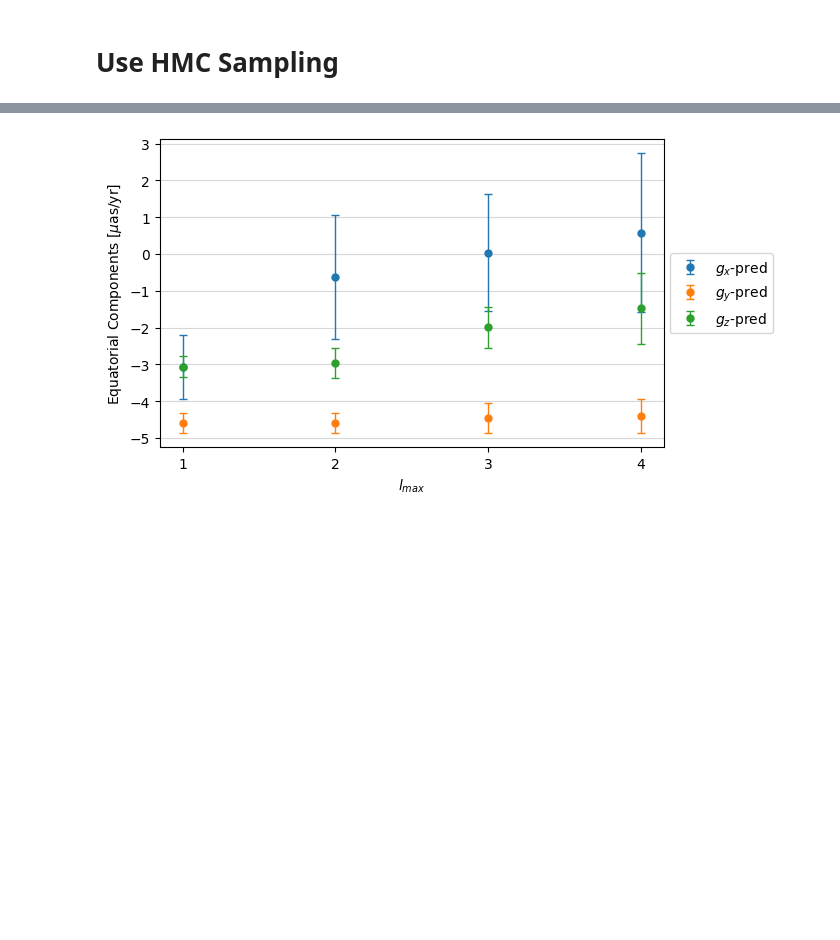
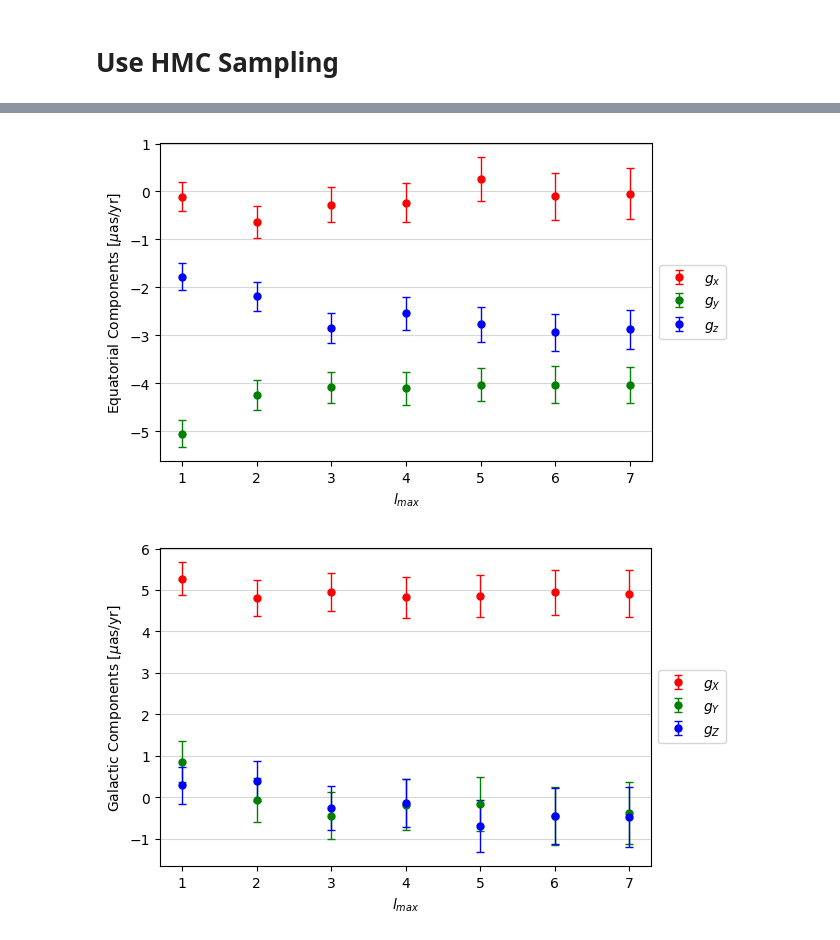
Before and after one commit to MatteoMancini01/Gaia_EDR3, a Jupyter notebook: plots.ipynb, the cells around one changed output, grey strips where cells are left out. Saved outputs shown, nothing was run; the diff lists cells and outputs as text; code cells hidden in the pictures; blank space fills up the shorter version.

```diff
--- a/plots.ipynb
+++ b/plots.ipynb
@@ -629,7 +630,16 @@ for l in range(1, 8):
     mcmc = MCMC(kernel, num_warmup=n_warmup, num_samples=n_s, num_chains=n_chains, chain_method='sequential', progress_bar=True)
     mcmc.run(rng_key, angles = angles, obs = obs, error = error, lmax=l)
     ps = mcmc.get_samples()
-    posterior_samples_upper.append(ps)
+    posterior_samples.append(ps)
+
+    diagnostics = summary(mcmc.get_samples(group_by_chain=True))
+    r_hats = diagnostics['theta']['r_hat']
+    avg_r_hat = np.sum(r_hats) / len(r_hats)
+    print("Average r_hat:", avg_r_hat)
+
+    divergences = mcmc.get_extra_fields()["diverging"]  # shape: (num_samples * num_chains,)
+    num_divergences = divergences.sum()
+    print("Number of divergences:", num_divergences)
 
     # Free memory after each iteration
     del mcmc
@@ -651,9 +678,9 @@ C0 = np.sqrt(8*np.pi/3)/1000
 C1 = np.sqrt(4*np.pi/3)/1000
 
 # Upper panel:
-gz_up, gz_error_up = [coef_pred_up[z][1]/C0 for z in range(0,8)], [std_pred_up[z][1]/C0 for z in range(0,8)]
-gx_up, gx_error_up = [-coef_pred_up[x][4]/C1 for x in range(0,8)], [std_pred_up[x][4]/C1 for x in range(0,8)]
-gy_up, gy_error_up = [coef_pred_up[y][5]/C1 for y in range(0,8)], [std_pred_up[y][5]/C1 for y in range(0,8)]
+gz_up, gz_error_up = [coef_pred_up[z][1]/C0 for z in range(0,7)], [std_pred_up[z][1]/C0 for z in range(0,7)]
+gx_up, gx_error_up = [-coef_pred_up[x][4]/C1 for x in range(0,7)], [std_pred_up[x][4]/C1 for x in range(0,7)]
+gy_up, gy_error_up = [coef_pred_up[y][5]/C1 for y in range(0,7)], [std_pred_up[y][5]/C1 for y in range(0,7)]
 
 R_eq_to_gal = np.array([
     [-0.0548755604, -0.8734370902, -0.4838350155],
@@ -675,31 +702,32 @@ glx_err, gly_err, glz_err = g_err_gal
 
 # Equatorial Plot
 plt.figure(figsize=(6.5, 4))
 plt.errorbar(lmax_values, gx_up, yerr=gx_error_up, fmt='o', capsize=3, markersize=5, elinewidth=1, label=r'$g_x$', color = 'red')
 plt.errorbar(lmax_values, gy_up, yerr=gy_error_up, fmt='o', capsize=3, markersize=5, elinewidth=1, label=r'$g_y$', color = 'green')
 plt.errorbar(lmax_values, gz_up, yerr=gz_error_up, fmt='o', capsize=3, markersize=5, elinewidth=1, label=r'$g_z$', color = 'blue')
 
 plt.xlabel(r'$l_{max}$')
 plt.ylabel(r'Equatorial Components [$\mu$as/yr]')
 plt.legend(loc='center left', bbox_to_anchor=(1, 0.5))
 plt.xticks(lmax_values)
 plt.grid(axis='y', alpha=0.5)
 plt.tight_layout()
 plt.savefig("plots/main_plots/fig7.png", dpi=300, bbox_inches='tight')
 plt.show()
 
 plt.figure(figsize=(6.5, 4))
 plt.errorbar(lmax_values, glx_up, yerr=glx_err, fmt='o', capsize=3, markersize=5, elinewidth=1, label=r'$g_X$', color = 'red')
 plt.errorbar(lmax_values, gly_up, yerr=gly_err, fmt='o', capsize=3, markersize=5, elinewidth=1, label=r'$g_Y$', color = 'green')
 plt.errorbar(lmax_values, glz_up, yerr=glz_err, fmt='o', capsize=3, markersize=5, elinewidth=1, label=r'$g_Z$', color = 'blue')
 
 plt.xlabel(r'$l_{max}$')
 plt.ylabel(r'Galactic Components [$\mu$as/yr]')
 plt.legend(loc='center left', bbox_to_anchor=(1, 0.5))
 plt.xticks(lmax_values)
 plt.grid(axis='y', alpha=0.5)
 plt.tight_layout()
 plt.savefig("plots/main_plots/fig7_galactic.png", dpi=300, bbox_inches='tight')
 plt.show()
 # %% [output]
-[figure, old version]
+[figure, new version]
+[figure, added]
```
Also changed, not shown: parts of 2 cells of this notebook, 2 other files.
